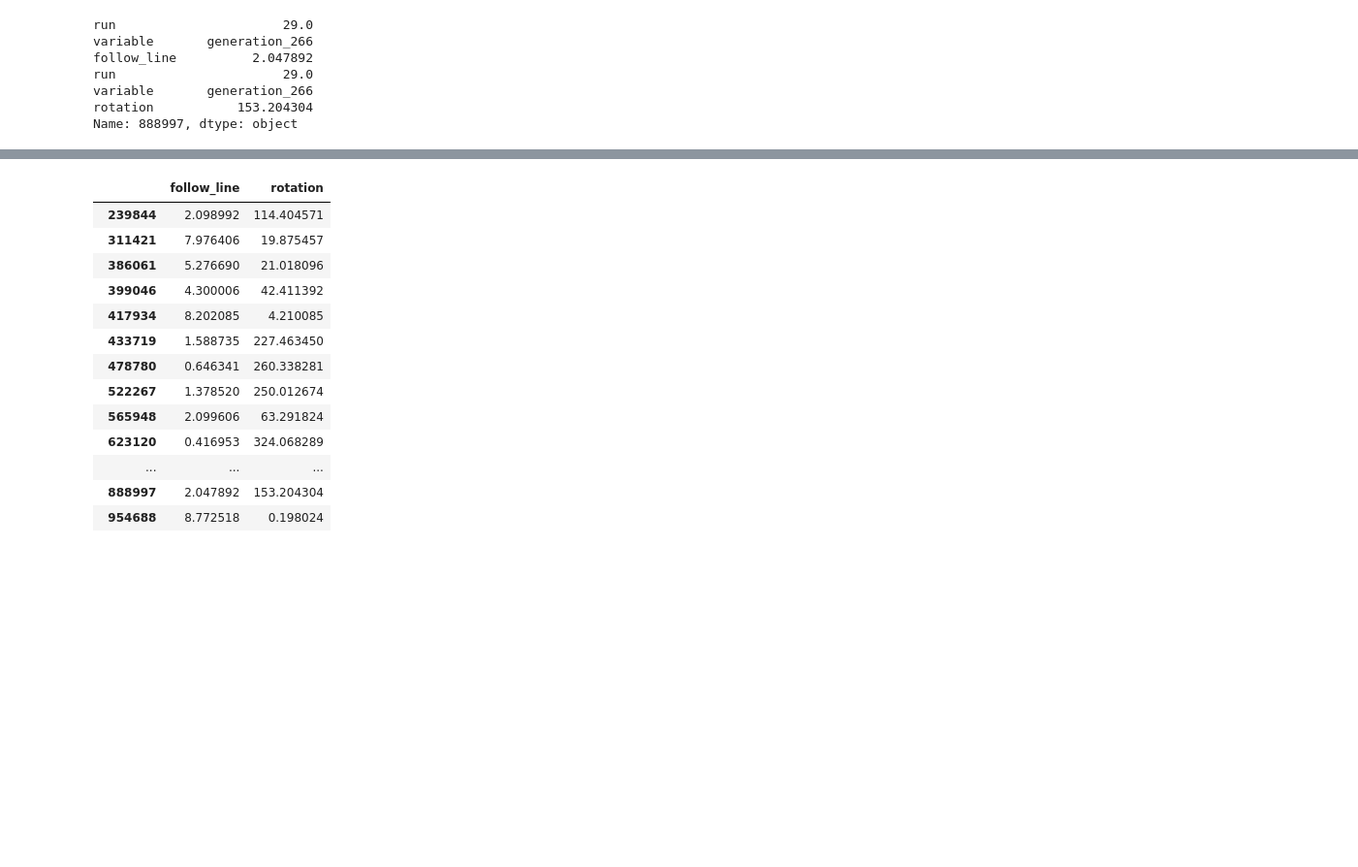
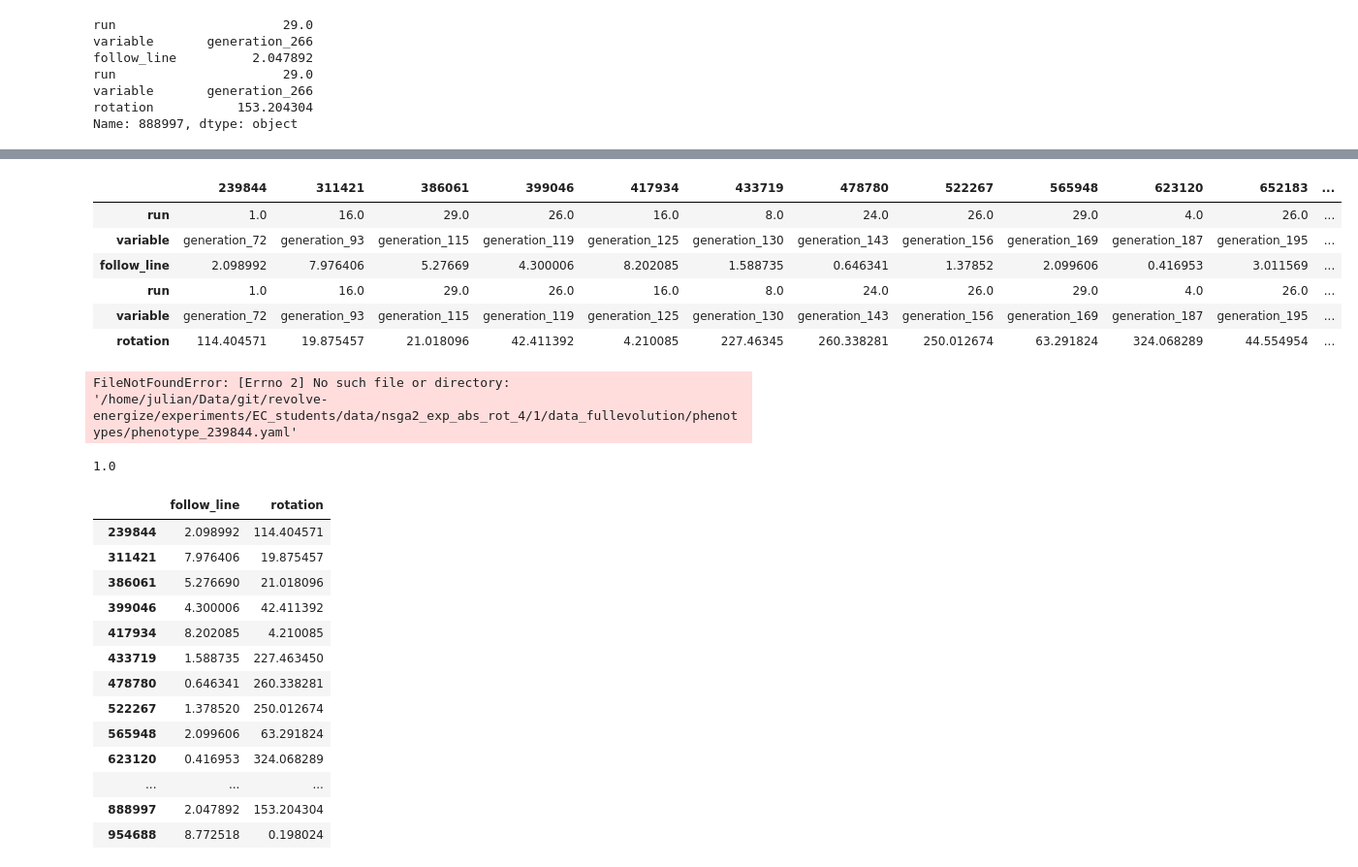
Before and after one commit to ju2ez/revolve-energize, a Jupyter notebook: experiments/EC_students/evaulate_nsga2.ipynb, the cells around one changed output, grey strips where cells are left out. Shown at 97% size. Cells and saved outputs as stored; diff of their text form; code cells hidden in the pictures; blank space fills up the shorter version.

Commit message:
added a cleaned version of the data manipulation

```diff
--- a/experiments/EC_students/evaulate_nsga2.ipynb
+++ b/experiments/EC_students/evaulate_nsga2.ipynb
@@ -685,3 +689,33 @@ merged_scatter_long.iloc[239844]
+# %%
+paretos = {}
+for pareto in paretoset_df.index:
+    paretos[pareto] =merged_scatter_long.iloc[pareto]
+
+paretos_df = pd.DataFrame(paretos)
+paretos_df.to_csv('../../pareto_dataframe.csv')
+# %%
+paretos_df
+# %% [output]
+|  | 239844 | 311421 | 386061 | 399046 | 417934 | 433719 | 478780 | 522267 | 565948 | 623120 | 652183 | ... |
+| run | 1.0 | 16.0 | 29.0 | 26.0 | 16.0 | 8.0 | 24.0 | 26.0 | 29.0 | 4.0 | 26.0 | ... |
+| variable | generation_72 | generation_93 | generation_115 | generation_119 | generation_125 | generation_130 | generation_143 | generation_156 | generation_169 | generation_187 | generation_195 | ... |
+| follow_line | 2.098992 | 7.976406 | 5.27669 | 4.300006 | 8.202085 | 1.588735 | 0.646341 | 1.37852 | 2.099606 | 0.416953 | 3.011569 | ... |
+| run | 1.0 | 16.0 | 29.0 | 26.0 | 16.0 | 8.0 | 24.0 | 26.0 | 29.0 | 4.0 | 26.0 | ... |
+| variable | generation_72 | generation_93 | generation_115 | generation_119 | generation_125 | generation_130 | generation_143 | generation_156 | generation_169 | generation_187 | generation_195 | ... |
+| rotation | 114.404571 | 19.875457 | 21.018096 | 42.411392 | 4.210085 | 227.46345 | 260.338281 | 250.012674 | 63.291824 | 324.068289 | 44.554954 | ... |
+# %%
+from shutil import copyfile
+for pareto in paretos_df:
+    run = int(paretos_df[pareto]['run'][0])
+    src = f'/home/julian/Data/git/revolve-energize/experiments/EC_students/data/nsga2_exp_abs_rot_4/{run}/data_fullevolution/phenotypes/phenotype_{int(pareto)}.yaml'
+    dest = '/home/julian/Data/git/revolve-energize/pareto_phenotypes/'
+    copyfile(src,dest)
+# %% [output]
+FileNotFoundError: [Errno 2] No such file or directory: '/home/julian/Data/git/revolve-energize/experiments/EC_students/data/nsga2_exp_abs_rot_4/1/data_fullevolution/phenotypes/phenotype_239844.yaml'
+# %%
+paretos_df[239844]['run']
+# %% [output]
+1.0
 # %%
 paretoset_df = merged_scatter_long_cleaned[mask]
 paretoset_df
```
Also changed, not shown: parts of 2 cells of this notebook, 1 other file.
